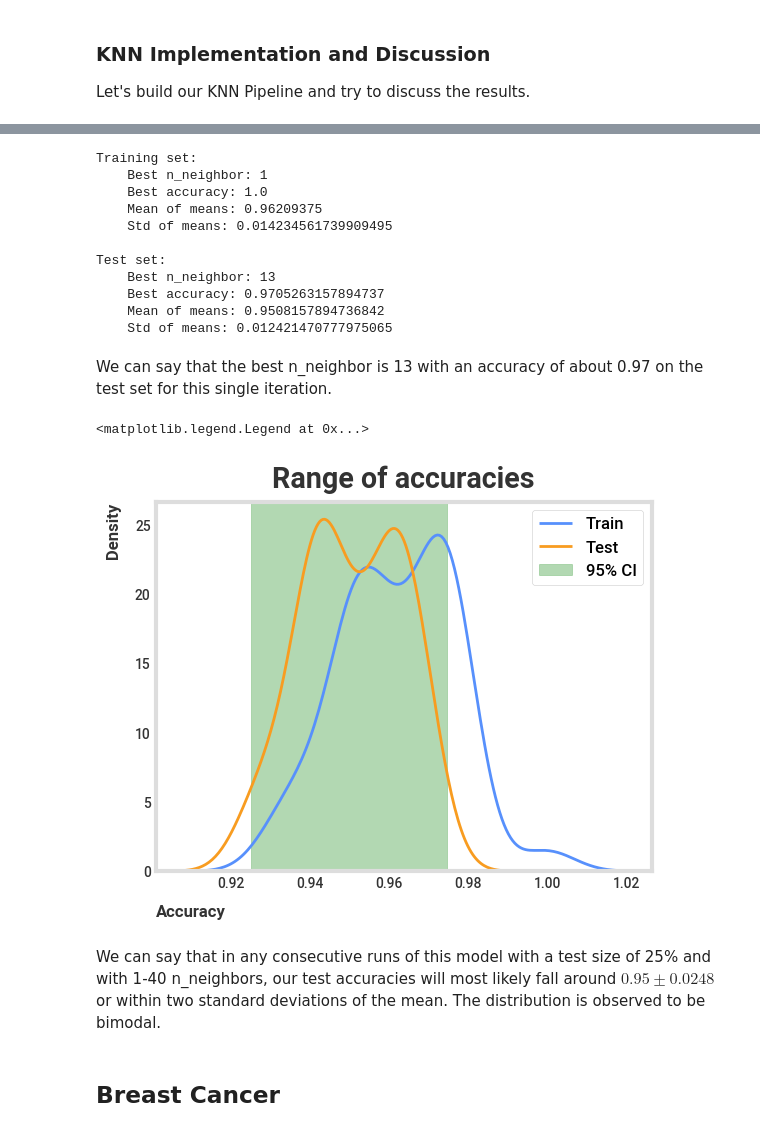
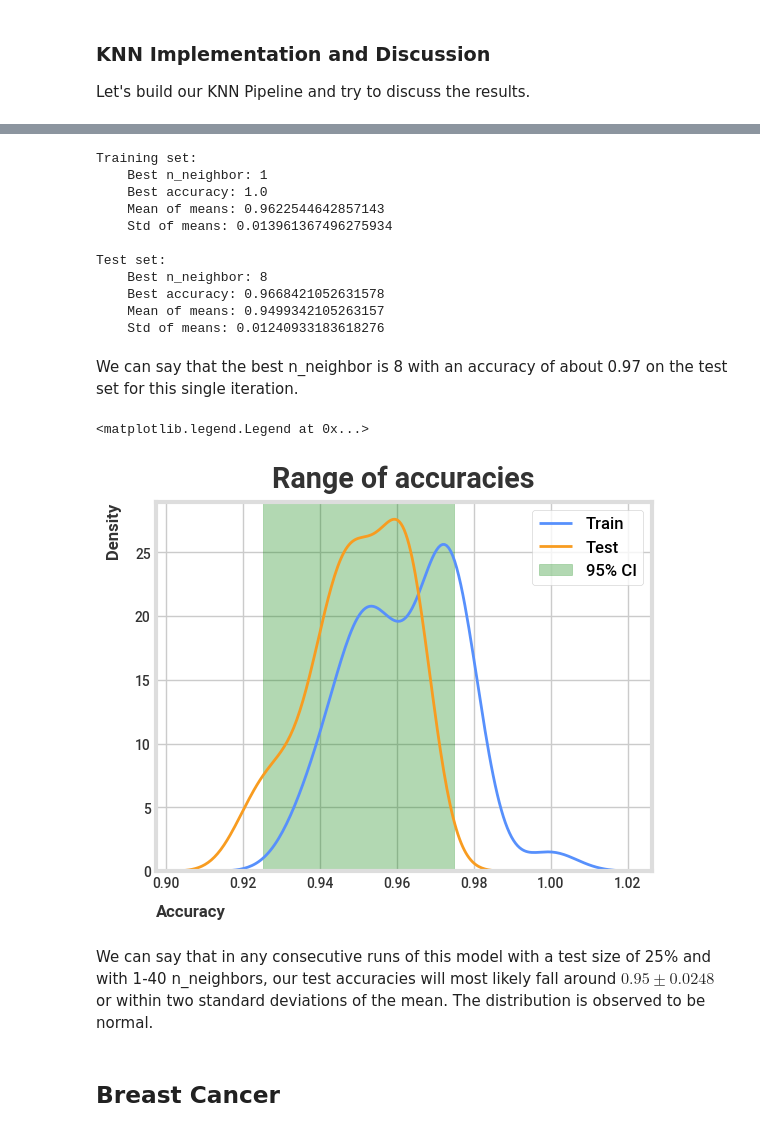
Before and after one commit to iragca/machine-learning, a Jupyter notebook: notebooks/assignments/1.0_KNN-Implementation.ipynb, the cells around one changed output, grey strips where cells are left out. Cells and saved outputs as stored; diff of their text form; code cells hidden in the pictures.

```diff
--- a/notebooks/assignments/1.0_KNN-Implementation.ipynb
+++ b/notebooks/assignments/1.0_KNN-Implementation.ipynb
@@ -139,7 +141,7 @@ class KNNPipeline:
     ) -> Tuple[List[float], List[float]]:
         """Perform grid search over different n_neighbors values"""
         logger.info(
-            f"Starting Grid Search for {self.data_name}"
+            f"Starting Grid Search for {self.data_name}. "
             f"n_neighbors: {n_neighbors}, trials: {trials}"
         )
 
@@ -153,16 +155,18 @@ class KNNPipeline:
             train_means.append(train_mean)
             test_means.append(test_mean)
 
+        train_means, test_means = np.array(train_means), np.array(test_means)
+
         chart = None
         if plot:
             chart = self._plot_results(n_neighbors, train_means, test_means, trials)
 
         logger.info(
             f"Finished Grid Search for {self.data_name}\n "
-            f"Train: {train_means}\n "
-            f"Test: {test_means}"
+            f"Train max accuracy: {train_means.max()}\n "
+            f"Test max accuracy: {test_means.max()}"
         )
-        return np.array(train_means), np.array(test_means), self.data_name, chart
+        return train_means, test_means, self.data_name, chart
 
     def _plot_results(
         self,
@@ -295,29 +299,36 @@ Test set:
 Training set:
     Best n_neighbor: 1
     Best accuracy: 1.0
-    Mean of means: 0.96209375
-    Std of means: 0.014234561739909495
+    Mean of means: 0.9622544642857143
+    Std of means: 0.013961367496275934
 
 Test set:
-    Best n_neighbor: 13
-    Best accuracy: 0.9705263157894737
-    Mean of means: 0.9508157894736842
-    Std of means: 0.012421470777975065
+    Best n_neighbor: 8
+    Best accuracy: 0.9668421052631578
+    Mean of means: 0.9499342105263157
+    Std of means: 0.01240933183618276
 # %% [markdown]
-We can say that the best n_neighbor is 13 with an accuracy of about 0.97 on the test set for this single iteration.
+We can say that the best n_neighbor is 8 with an accuracy of about 0.97 on the test set for this single iteration.
 # %%
 sns.kdeplot(iris_train_results, label='Train')
 sns.kdeplot(iris_test_results, label='Test')
 
-plt.axvspan(0.95 - 0.0248, 0.95 + 0.0248, color='green', alpha=0.3, label="95% CI")
+iris_mean = iris_test_results.mean()
+iris_2std = iris_test_results.std() * 2
+
+plt.axvspan(
+    iris_mean - iris_2std, iris_mean + iris_2std,
+    color='green', alpha=0.3, label="95% CI"
+)
 plt.title("Range of accuracies")
 plt.xlabel("Accuracy")
+plt.grid()
 plt.legend()
 # %% [output]
 <matplotlib.legend.Legend at 0x...>
-[figure, old version]
+[figure, new version]
 # %% [markdown]
-We can say that in any consecutive runs of this model with a test size of 25% and with 1-40 n_neighbors, our test accuracies will most likely fall around $0.95 \pm 0.0248$ or within two standard deviations of the mean. The distribution is observed to be bimodal.
+We can say that in any consecutive runs of this model with a test size of 25% and with 1-40 n_neighbors, our test accuracies will most likely fall around $0.95 \pm 0.0248$ or within two standard deviations of the mean. The distribution is observed to be normal.
 # %% [markdown]
 <a id="breast-cancer"></a>
 ## Breast Cancer
```
Also changed, not shown: parts of 17 cells of this notebook.
